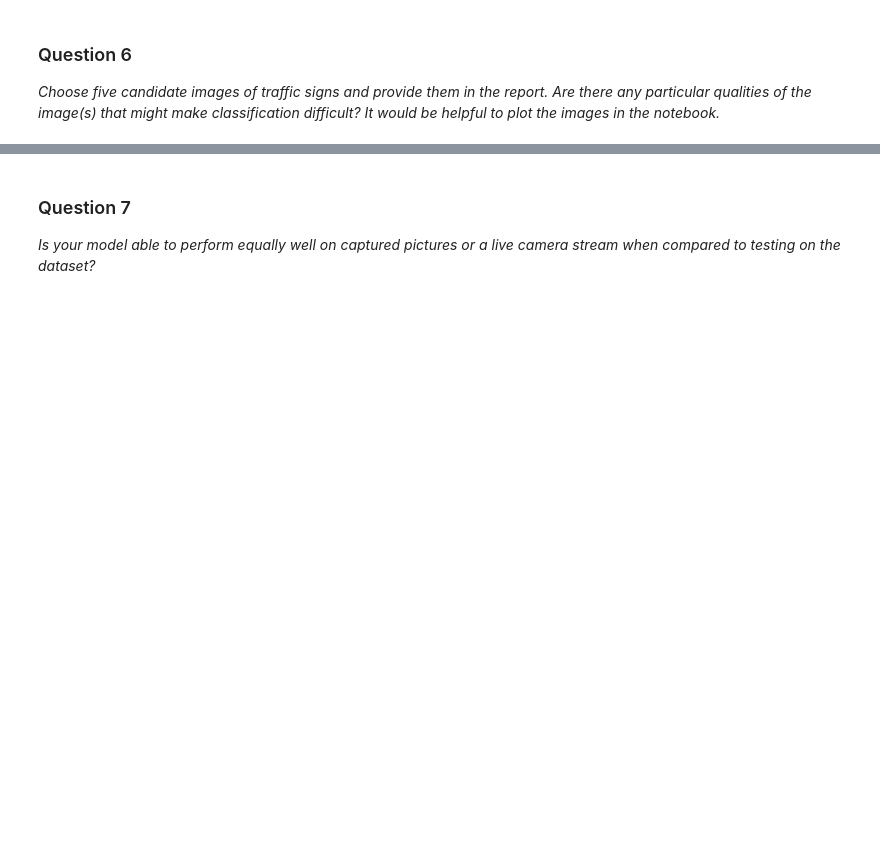
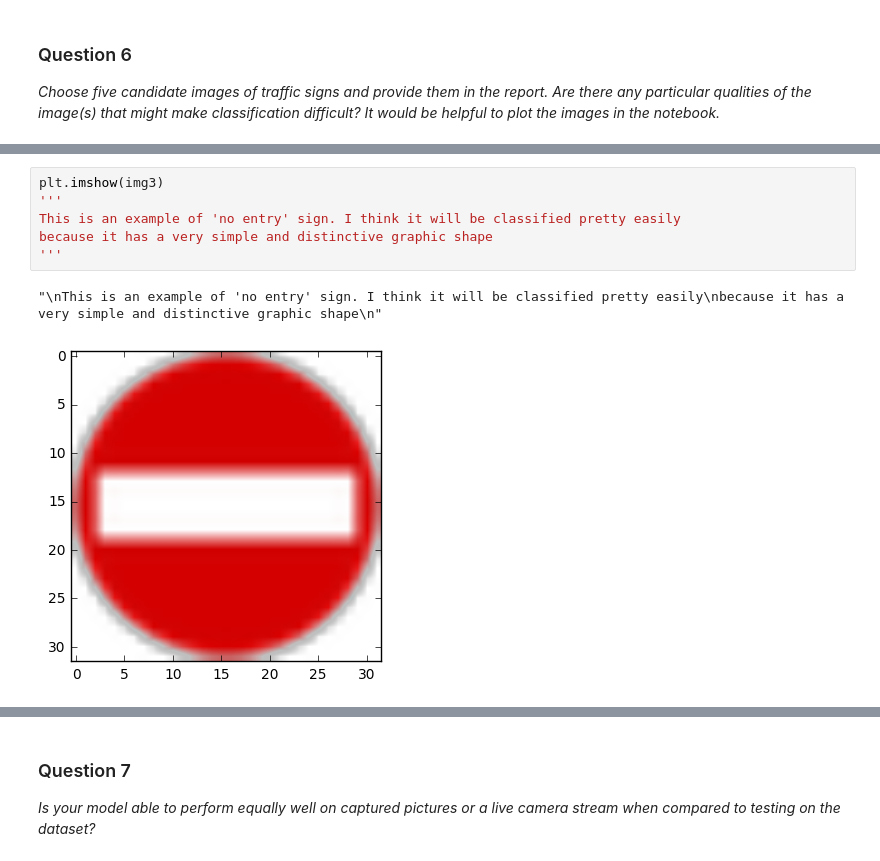
Before and after one commit to vshalaev/traffic-signs, a Jupyter notebook: Traffic_Signs_Recognition.ipynb, the cells around one changed output, grey strips where cells are left out. Drawn from its saved outputs; the diff is of its cells as text; blank space fills up the shorter version.

```diff
--- a/Traffic_Signs_Recognition.ipynb
+++ b/Traffic_Signs_Recognition.ipynb
@@ -421,0 +446,9 @@ Images I've took look quite different because: part of them are taken from examp
+# %%
+plt.imshow(img3)
+'''
+This is an example of 'no entry' sign. I think it will be classified pretty easily
+because it has a very simple and distinctive graphic shape
+'''
+# %% [output]
+"\nThis is an example of 'no entry' sign. I think it will be classified pretty easily\nbecause it has a very simple and distinctive graphic shape\n"
+[figure, added]
```
Also changed, not shown: parts of 20 cells of this notebook.
